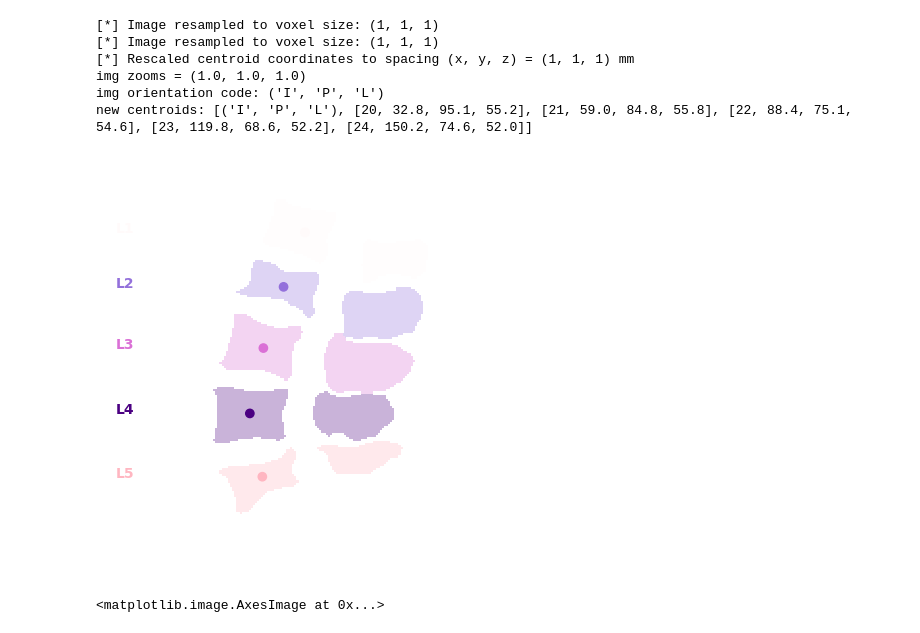
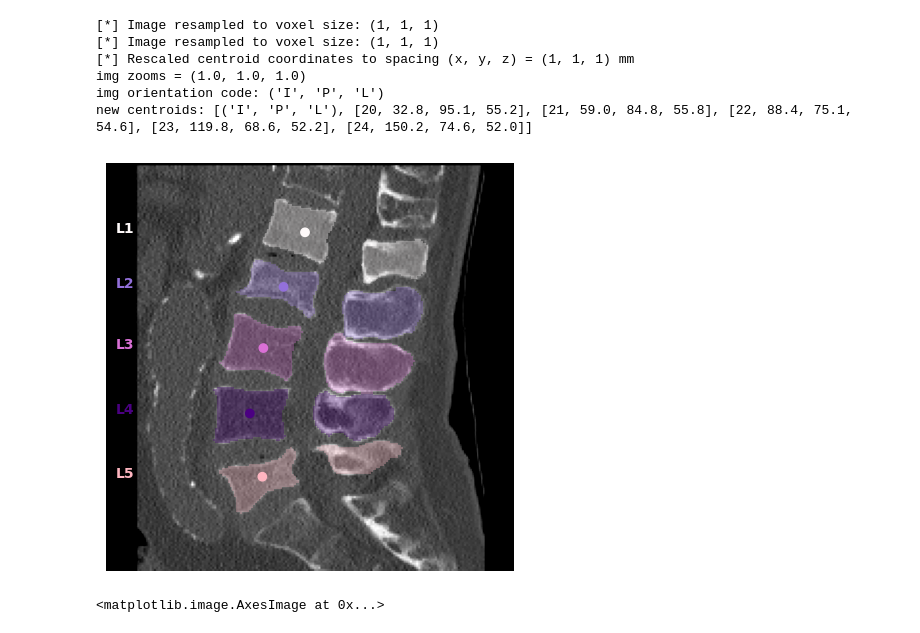
Before and after one commit to emajavor/racunalni_vid, a Jupyter notebook: mess.ipynb, the cells around one changed output. Cells and saved outputs as stored; diff of their text form; code cells hidden in the pictures.

```diff
--- a/cobbs_angle.ipynb
+++ b/mess.ipynb
@@ -59,27 +59,27 @@ new centroids: [('I', 'P', 'L'), [20, 32.8, 95.1, 55.2], [21, 59.0, 84.8, 55.8],
 # %%
 # get vocel data
 im_np  = img_iso.get_fdata()
 msk_np = msk_iso.get_fdata()
 
 # get the mid-slice of the scan and mask in sagittal plane
 im_np_sag = im_np[:,:,int(im_np.shape[2]/2)]
 im_np_cor = im_np[:,int(im_np.shape[1]/2),:]
 
 msk_np_sag = msk_np[:,:,int(msk_np.shape[2]/2)]
 msk_np_sag[msk_np_sag==0] = np.nan
 
 msk_np_cor = msk_np[:,int(msk_np.shape[1]/2),:]
 msk_np_cor[msk_np_cor==0] = np.nan
 
 
 # plot
 fig, axs = create_figure(96,im_np_sag, im_np_cor)
 
-#xs[0].imshow(im_np_sag, cmap=plt.cm.gray, norm=wdw_sbone)
+axs[0].imshow(im_np_sag, cmap=plt.cm.gray, norm=wdw_sbone)
 axs[0].imshow(msk_np_sag, cmap=cm_itk, alpha=0.3, vmin=1, vmax=64)
 plot_sag_centroids(axs[0], ctd_iso, zooms)
 # %% [output]
-[figure, old version]
+[figure, new version]
 # %%
 plt.imshow(msk_np_sag)
 import skimage
```
Also changed, not shown: 1 other file.
